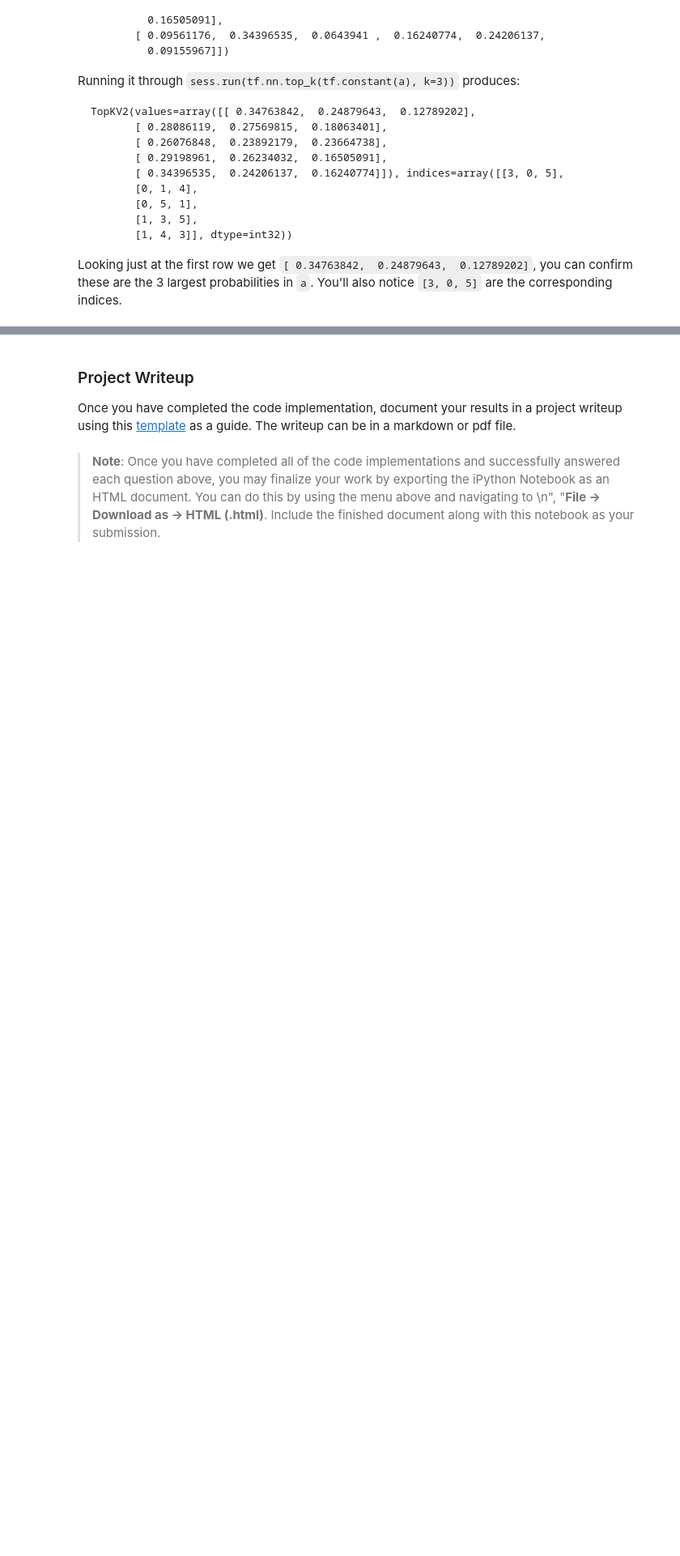
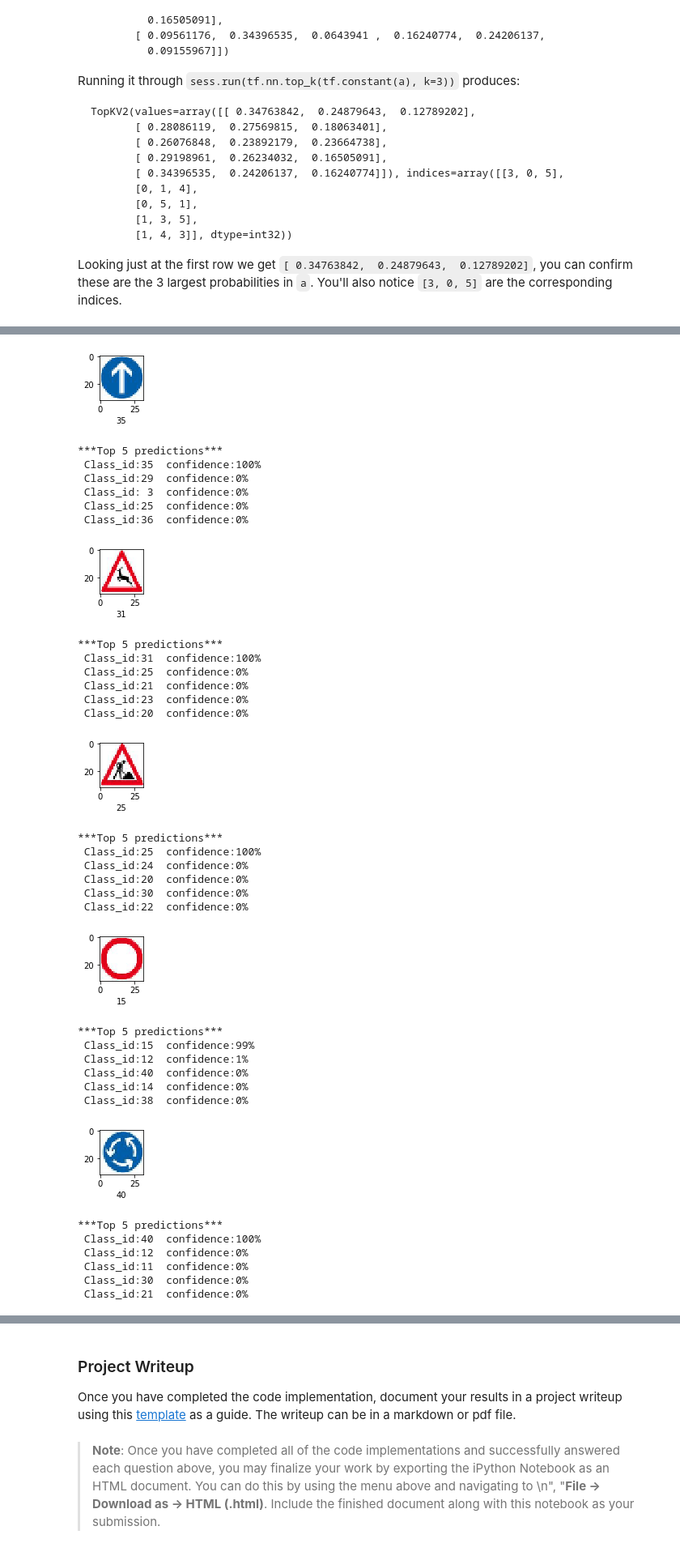
Before and after one commit to Sindhura-b/Traffic-Sign-Classifier, a Jupyter notebook: Traffic_Sign_Classifier.ipynb, the cells around one changed output, grey strips where cells are left out. Shown: that part at 81% size. Cells and saved outputs as stored; diff of their text form; code cells hidden in the pictures; blank space fills up the shorter version.

```diff
--- a/Traffic_Sign_Classifier.ipynb
+++ b/Traffic_Sign_Classifier.ipynb
@@ -153,7 +176,7 @@ Use the code cell (or multiple code cells, if necessary) to implement the first
 ### Feel free to use as many code cells as needed.
 
 X_train, y_train = shuffle(X_train, y_train)
-EPOCHS = 30
+EPOCHS = 45
 BATCH_SIZE = 128
 def normalization(image):
     return (image-128.)/128.
@@ -416,16 +446,4 @@ with tf.Session() as sess:
 
     softmaxes = sess.run(tf.nn.softmax(logits),feed_dict={x: x_mytest, y: y_mytest, keep_prob: 1.0})
     values,indices=sess.run(tf.nn.top_k(softmaxes, k=5),feed_dict={x: x_mytest, y: y_mytest, keep_prob: 1.0})
-    print(str(indices))
-
-for i in range(9):
-    plt.figure(figsize=(1,1))
-    img=x_mytest_old[i]
-    label=indices[i][0]
-    plt.imshow(img)
-    top_pred_probab=values[i][0]
-    plt.xlabel(label)
-    plt.show()
-    print("***Top 5 predictions***")
-    for j in range(5):
-        print ( ' Class_id:{0:2d}  confidence:{1:.0%}'.format((indices[i][j]),(values[i][j])))
+    print(str([values,indices]))
@@ -431,0 +468,48 @@ for i in range(9):
+# %%
+for i in range(8):
+    plt.figure(figsize=(1,1))
+    img=x_mytest_old[i]
+    label=indices[i][0]
+    plt.imshow(img)
+    top_pred_probab=values[i][0]
+    plt.xlabel(label)
+    plt.show()
+    print("***Top 5 predictions***")
+    for j in range(5):
+        print ( ' Class_id:{0:2d}  confidence:{1:.0%}'.format((indices[i][j]),(values[i][j])))
+# %% [output]
+[figure, added]
+***Top 5 predictions***
+ Class_id:35  confidence:100%
+ Class_id:29  confidence:0%
+ Class_id: 3  confidence:0%
+ Class_id:25  confidence:0%
+ Class_id:36  confidence:0%
+[figure, added]
+***Top 5 predictions***
+ Class_id:31  confidence:100%
+ Class_id:25  confidence:0%
+ Class_id:21  confidence:0%
+ Class_id:23  confidence:0%
+ Class_id:20  confidence:0%
+[figure, added]
+***Top 5 predictions***
+ Class_id:25  confidence:100%
+ Class_id:24  confidence:0%
+ Class_id:20  confidence:0%
+ Class_id:30  confidence:0%
+ Class_id:22  confidence:0%
+[figure, added]
+***Top 5 predictions***
+ Class_id:15  confidence:99%
+ Class_id:12  confidence:1%
+ Class_id:40  confidence:0%
+ Class_id:14  confidence:0%
+ Class_id:38  confidence:0%
+[figure, added]
+***Top 5 predictions***
+ Class_id:40  confidence:100%
+ Class_id:12  confidence:0%
+ Class_id:11  confidence:0%
+ Class_id:30  confidence:0%
+ Class_id:21  confidence:0%
```
Also changed, not shown: parts of 9 cells of this notebook.
